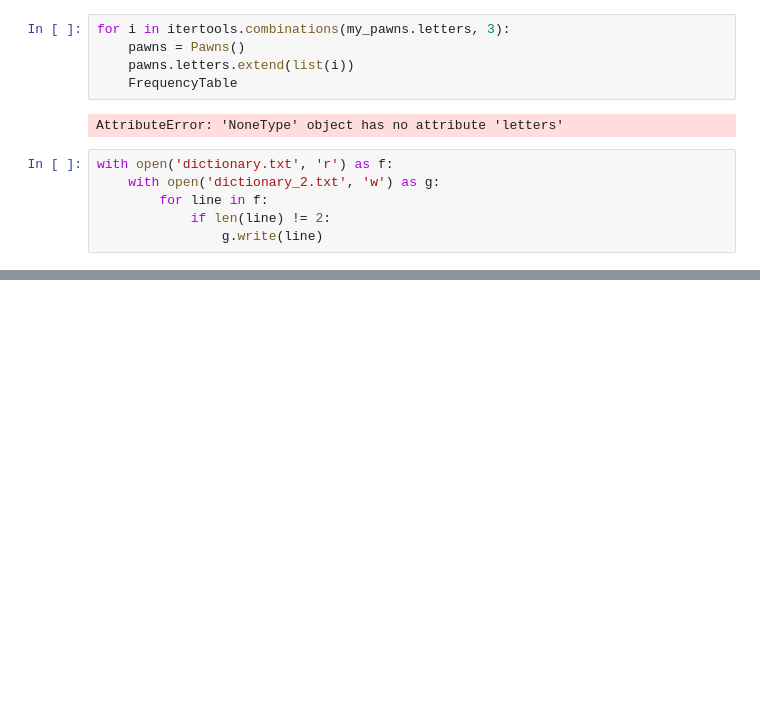
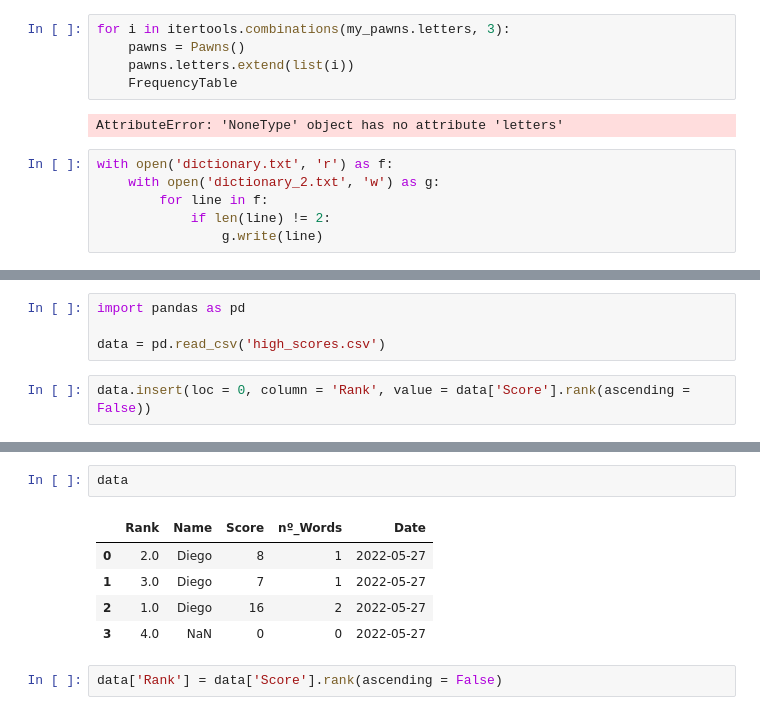
Before and after one commit to d-medrano/Scrabble, a Jupyter notebook: main.ipynb, the cells around one changed output, grey strips where cells are left out. Cells and saved outputs as stored; diff of their text form; blank space fills up the shorter version.

Commit message:
Includes High Scores section

```diff
--- a/main.ipynb
+++ b/main.ipynb
@@ -525,0 +551,6 @@ with open('dictionary.txt', 'r') as f:
+# %%
+import pandas as pd
+
+data = pd.read_csv('high_scores.csv')
+# %%
+data.insert(loc = 0, column = 'Rank', value = data['Score'].rank(ascending = False))
@@ -525,0 +563,10 @@ with open('dictionary.txt', 'r') as f:
+# %%
+data
+# %% [output]
+|  | Rank | Name | Score | nº_Words | Date |
+| 0 | 2.0 | Diego | 8 | 1 | 2022-05-27 |
+| 1 | 3.0 | Diego | 7 | 1 | 2022-05-27 |
+| 2 | 1.0 | Diego | 16 | 2 | 2022-05-27 |
+| 3 | 4.0 | NaN | 0 | 0 | 2022-05-27 |
+# %%
+data['Rank'] = data['Score'].rank(ascending = False)
```
Also changed, not shown: parts of 8 cells of this notebook, 2 other files.
